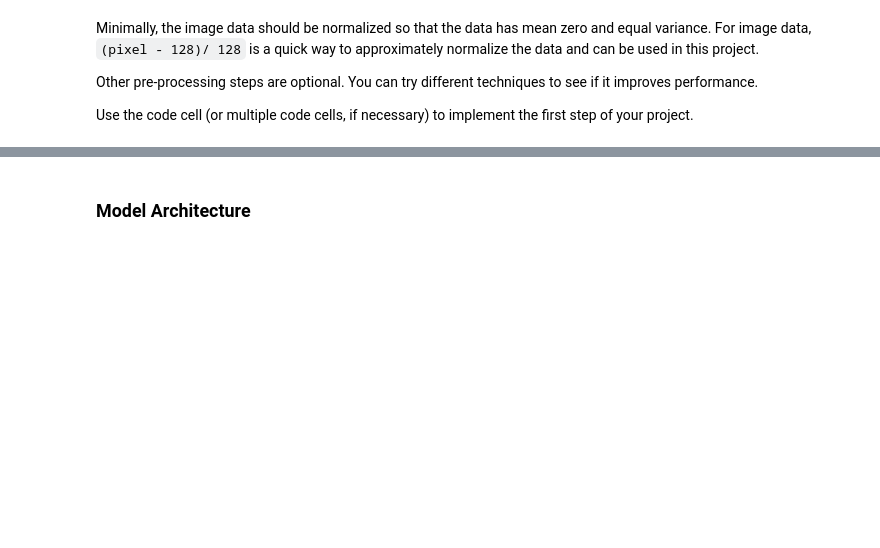
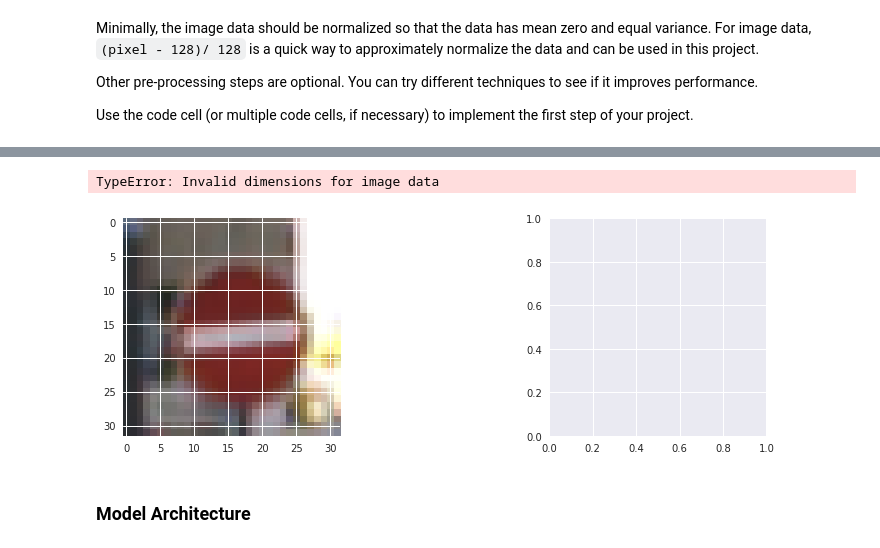
Before and after one commit to evanfwelch/CarND-Traffic-Sign-Classifier-Project, a Jupyter notebook: Traffic_Sign_Classifier.ipynb, the cells around one changed output, grey strips where cells are left out. Cells and saved outputs as stored; diff of their text form; code cells hidden in the pictures; blank space fills up the shorter version.

```diff
--- a/Traffic_Sign_Classifier.ipynb
+++ b/Traffic_Sign_Classifier.ipynb
@@ -263,3 +299,18 @@ Xp_test = pre_process(X_test)
+# %%
+# plot both before and after
+ax_ba[0].imshow(im_before)
+ax_ba[1].imshow(im_after)
+
+
+# label it
+
+# clean axes
+for ax in ax_ba:
+    ax.grid('off')
+    ax.axis('off')
+# %% [output]
+TypeError: Invalid dimensions for image data
+[figure, added]
 # %% [markdown]
 ### Model Architecture
 # %%
```
Also changed, not shown: parts of 3 cells of this notebook, 1 other file.
